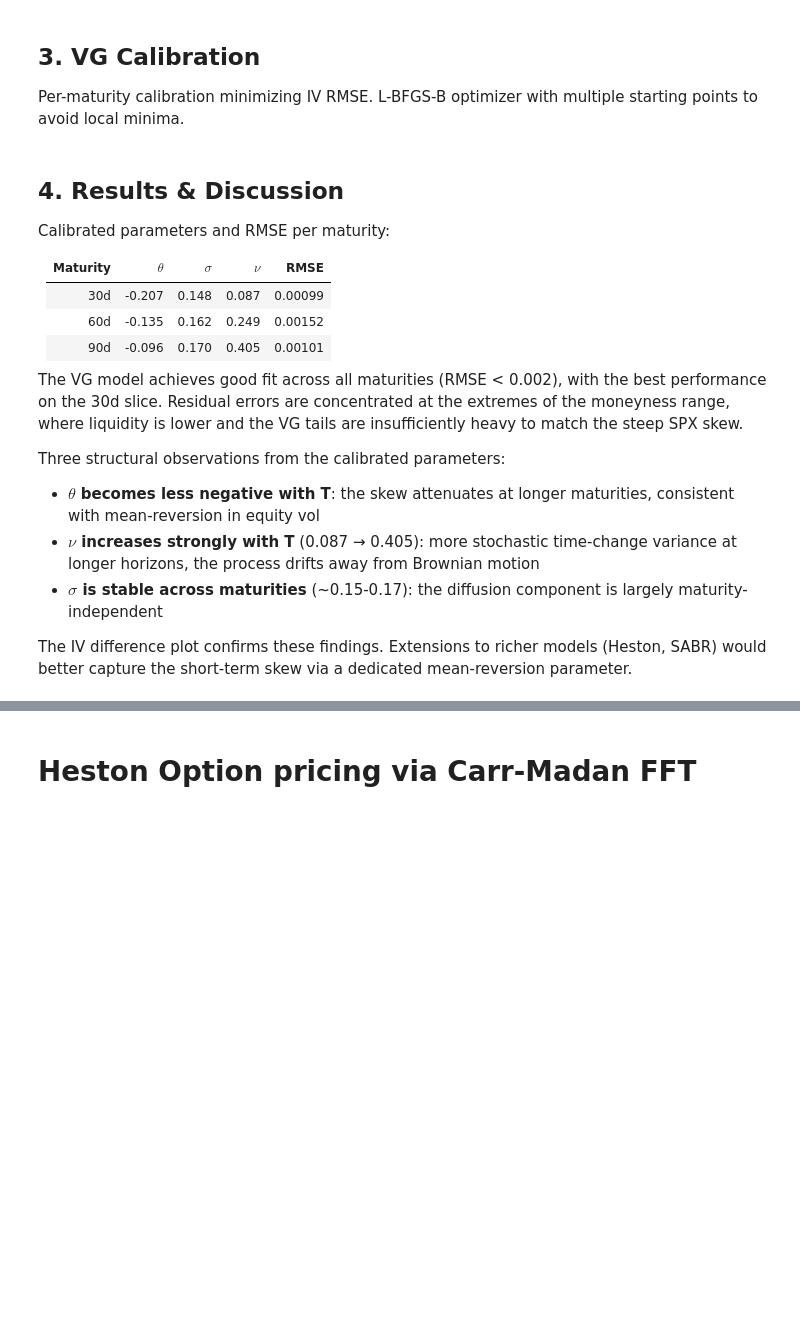
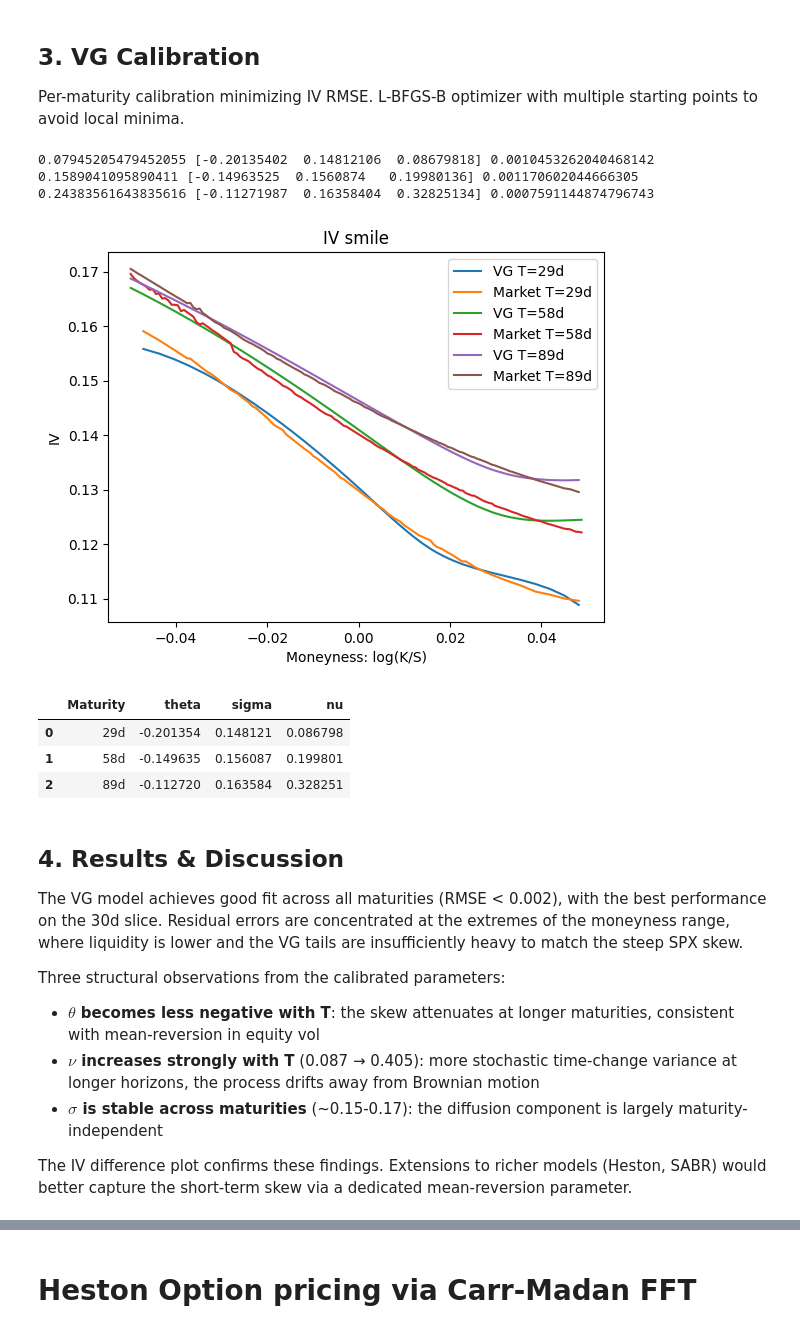
Before and after one commit to victormaury25/option-pricing-fft, a Jupyter notebook: FFT option pricing.ipynb, the cells around one changed output, grey strips where cells are left out. Drawn from its saved outputs; the diff is of its cells as text; code cells hidden in the pictures; blank space fills up the shorter version.

```diff
--- a/FFT option pricing.ipynb
+++ b/FFT option pricing.ipynb
@@ -247,19 +267,18 @@ from scipy.interpolate import CubicSpline
 T = [T_30d, T_60d, T_90d]
 df_filtered_tot = [df_filtered_30d, df_filtered_60d, df_filtered_90d]
 
-def make_ivrmse(T_i, df_i):
+def make_ivrmse(T_i, df_i, phi):
     def ivrmse(params):
-        theta, sigma, v = params
         iv_VG = []
-        k, C = C_ITM(0.05, T_i, N, 1, theta, sigma, v, eta, alpha, phi)
+        k, C = C_ITM(r, T_i, N, 1, params, eta, alpha, phi)
         mask = (k > -0.5) & (k < 0.5)
         cs = CubicSpline(k[mask], C[mask])
 
         for i in df_i['strike']:
             k_target = np.log(i / S)
-            price_VG = cs(k_target)
+            price = cs(k_target)
             try:
-                iv = brentq(lambda sv: BS_call(1, i/S, 0.05, T_i, sv) - price_VG, 1e-6, 5.0)
+                iv = brentq(lambda sv: BS_call(1, i/S, r, T_i, sv) - price, 1e-6, 5.0)
             except:
                 iv = np.nan
             iv_VG.append(iv)
@@ -276,48 +295,63 @@ x0_candidates = [
 ]
 
 x=[]
+rmse = []
 for T_i, df_i in zip([T_30d, T_60d, T_90d], [df_filtered_30d, df_filtered_60d, df_filtered_90d]):
-    results = [minimize(make_ivrmse(T_i, df_i), x0, method='L-BFGS-B', bounds=bounds) for x0 in x0_candidates]
+    results = [minimize(make_ivrmse(T_i, df_i, phi_VG), x0, method='L-BFGS-B', bounds=bounds) for x0 in x0_candidates]
     result = min(results, key=lambda r: r.fun)
     x.append(result.x)
+    rmse.append(result.fun)
     print(T_i, result.x, result.fun)
 
 for j in range(len(T)):
-    theta, sigma, v = x[j]
+    params = x[j]
     df = df_filtered_tot[j]
     T_i = T[j]
     iv_VG = []
-    k, C = C_ITM(0.05, T_i, N, 1, theta, sigma, v, eta, alpha, phi)
+    k, C = C_ITM(r, T_i, N, 1, params, eta, alpha, phi_VG)
     mask = (k > -0.5) & (k < 0.5)
     cs = CubicSpline(k[mask], C[mask])
 
     for i in df['strike']:
         k_target = np.log(i / S)
         price_VG = cs(k_target)
         try:
-            iv = brentq(lambda sv: BS_call(1, i/S, 0.05, T_i, sv) - price_VG, 1e-6, 5.0)
+            iv = brentq(lambda sv: BS_call(1, i/S, r, T_i, sv) - price_VG, 1e-6, 5.0)
         except:
             iv = np.nan
         iv_VG.append(iv)
-    #iv_VG_tot[j] = iv_VG
+
     plt.plot(df['log(K/S)'], iv_VG, label=f'VG T={round(T_i*365)}d')
     plt.plot(df['log(K/S)'], df['iv_market'], label=f'Market T={round(T_i*365)}d')
 
 plt.legend()
 plt.xlabel('Moneyness: log(K/S)')
 plt.ylabel('IV')
 plt.title('IV smile')
 plt.show()
+# %% [output]
+0.07945205479452055 [-0.20135402  0.14812106  0.08679818] 0.0010453262040468142
+0.1589041095890411 [-0.14963525  0.1560874   0.19980136] 0.001170602044666305
+0.24383561643835616 [-0.11271987  0.16358404  0.32825134] 0.0007591144874796743
+[figure, added]
+# %%
+import pandas as pd
+
+results_df = pd.DataFrame({
+    'Maturity': [f'{round(T_i*365)}d' for T_i in T],
+    'theta': [x[j][0] for j in range(len(T))],
+    'sigma': [x[j][1] for j in range(len(T))],
+    'nu':    [x[j][2] for j in range(len(T))],
+    # 'RMSE':  [rmse[j] for j in range(len(T))]
+})
+display(results_df)
+# %% [output]
+|  | Maturity | theta | sigma | nu |
+| 0 | 29d | -0.201354 | 0.148121 | 0.086798 |
+| 1 | 58d | -0.149635 | 0.156087 | 0.199801 |
+| 2 | 89d | -0.112720 | 0.163584 | 0.328251 |
 # %% [markdown]
 ## 4. Results & Discussion
-
-Calibrated parameters and RMSE per maturity:
-
-| Maturity | $\theta$ | $\sigma$ | $\nu$ | RMSE |
-|----------|-------|-------|-------|------|
-| 30d | -0.207 | 0.148 | 0.087 | 0.00099 |
-| 60d | -0.135 | 0.162 | 0.249 | 0.00152 |
-| 90d | -0.096 | 0.170 | 0.405 | 0.00101 |
 
 The VG model achieves good fit across all maturities (RMSE < 0.002), with the
 best performance on the 30d slice. Residual errors are concentrated at the
```
Also changed, not shown: parts of 9 cells of this notebook, 1 other file.
